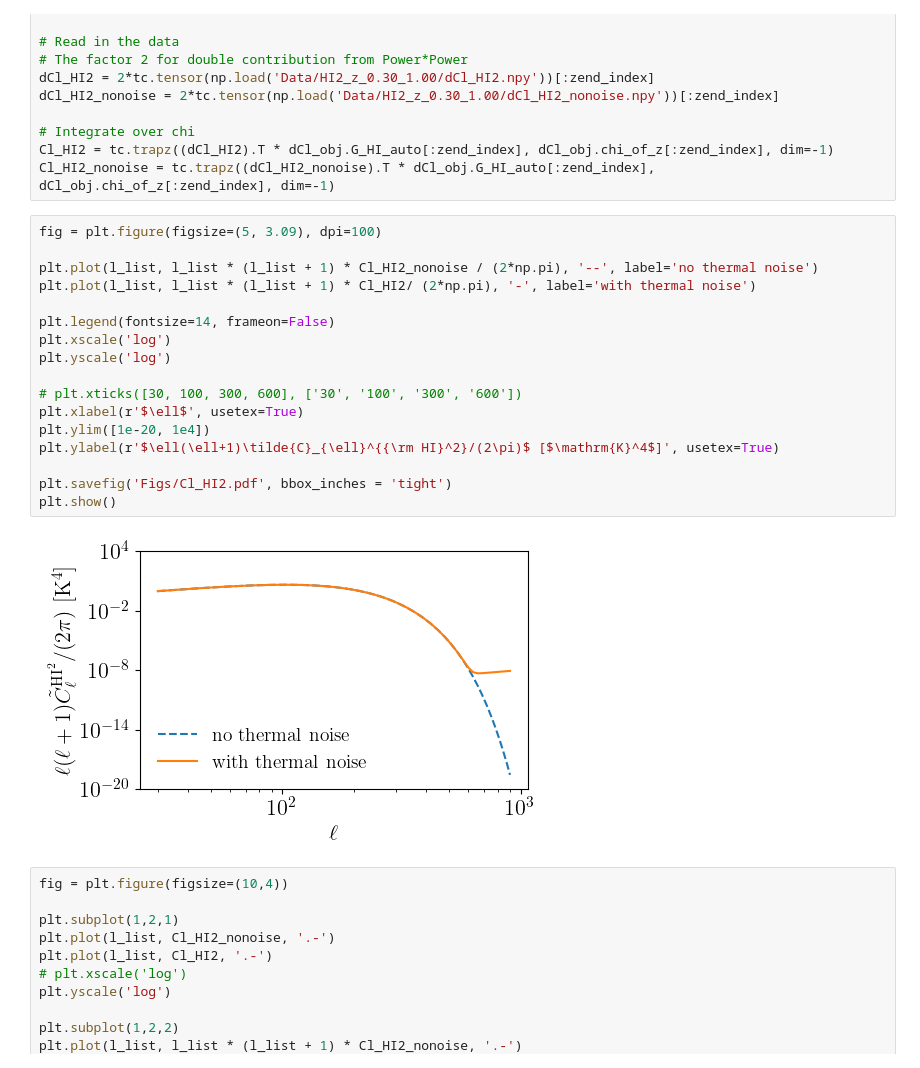
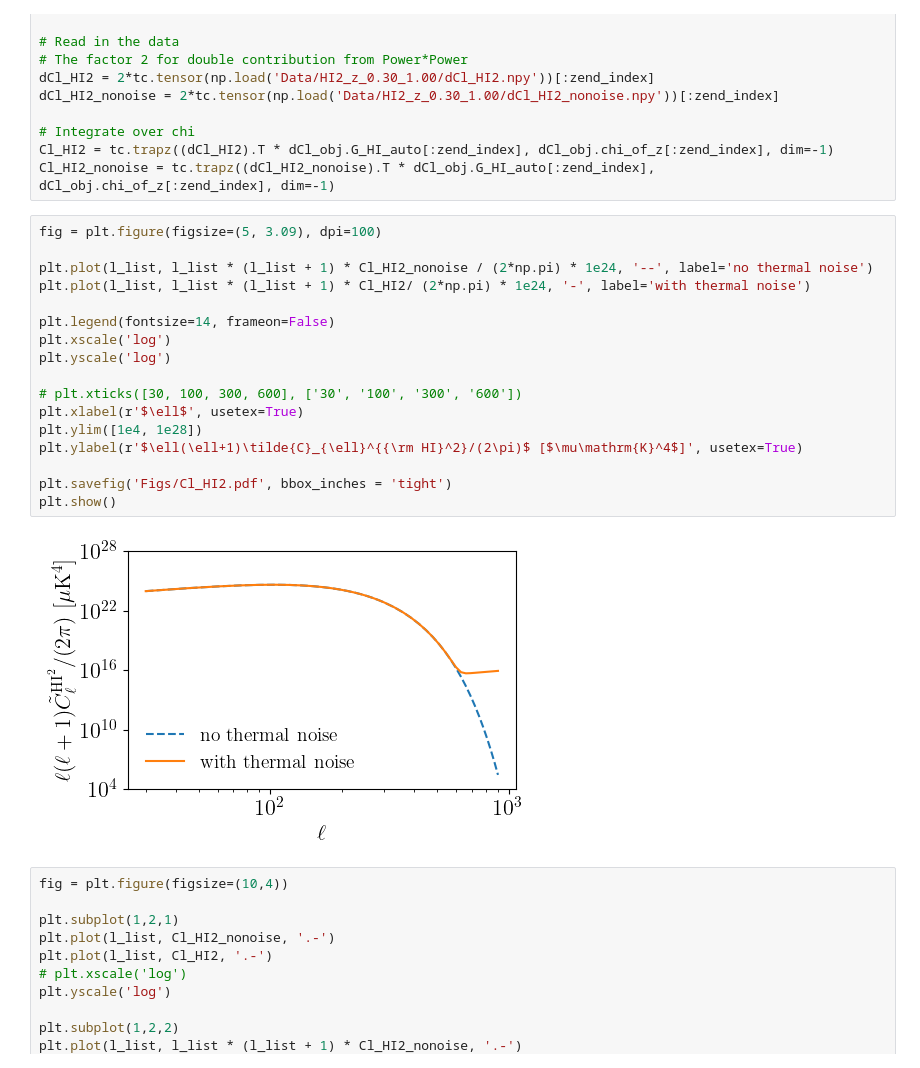
Before and after one commit to Einste11N/SquareField_CrossCorrelation, a Jupyter notebook: Inspection.ipynb, the cells around one changed output. Cells and saved outputs as stored; diff of their text form.

```diff
--- a/Inspection.ipynb
+++ b/Inspection.ipynb
@@ -189,22 +286,22 @@ Cl_HI2_nonoise = tc.trapz((dCl_HI2_nonoise).T * dCl_obj.G_HI_auto[:zend_index],
 # %%
 fig = plt.figure(figsize=(5, 3.09), dpi=100)
 
-plt.plot(l_list, l_list * (l_list + 1) * Cl_HI2_nonoise / (2*np.pi), '--', label='no thermal noise')
-plt.plot(l_list, l_list * (l_list + 1) * Cl_HI2/ (2*np.pi), '-', label='with thermal noise')
+plt.plot(l_list, l_list * (l_list + 1) * Cl_HI2_nonoise / (2*np.pi) * 1e24, '--', label='no thermal noise')
+plt.plot(l_list, l_list * (l_list + 1) * Cl_HI2/ (2*np.pi) * 1e24, '-', label='with thermal noise')
 
 plt.legend(fontsize=14, frameon=False)
 plt.xscale('log')
 plt.yscale('log')
 
 # plt.xticks([30, 100, 300, 600], ['30', '100', '300', '600'])
 plt.xlabel(r'$\ell$', usetex=True)
-plt.ylim([1e-20, 1e4])
-plt.ylabel(r'$\ell(\ell+1)\tilde{C}_{\ell}^{{\rm HI}^2}/(2\pi)$ [$\mathrm{K}^4$]', usetex=True)
+plt.ylim([1e4, 1e28])
+plt.ylabel(r'$\ell(\ell+1)\tilde{C}_{\ell}^{{\rm HI}^2}/(2\pi)$ [$\mu\mathrm{K}^4$]', usetex=True)
 
 plt.savefig('Figs/Cl_HI2.pdf', bbox_inches = 'tight')
 plt.show()
 # %% [output]
-[figure, old version]
+[figure, new version]
 # %%
 fig = plt.figure(figsize=(10,4))
 
```
Also changed, not shown: parts of 19 cells of this notebook, 33 other files.
